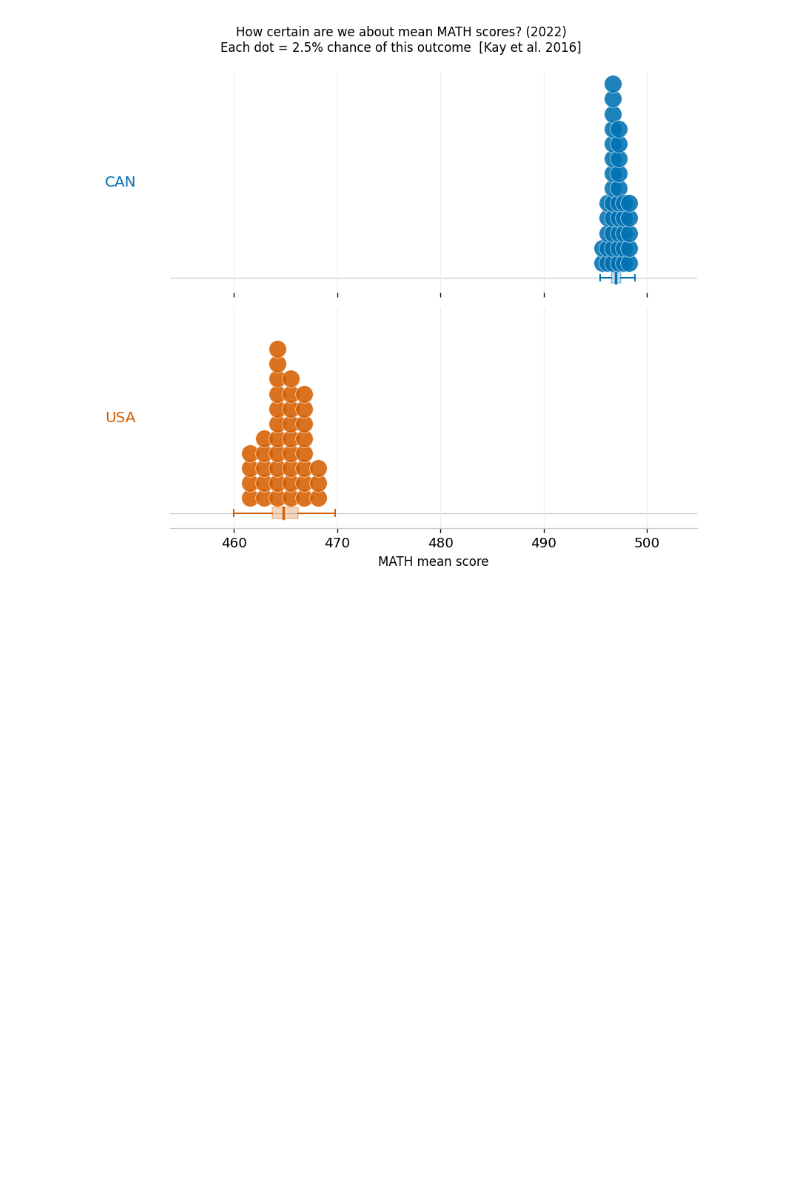
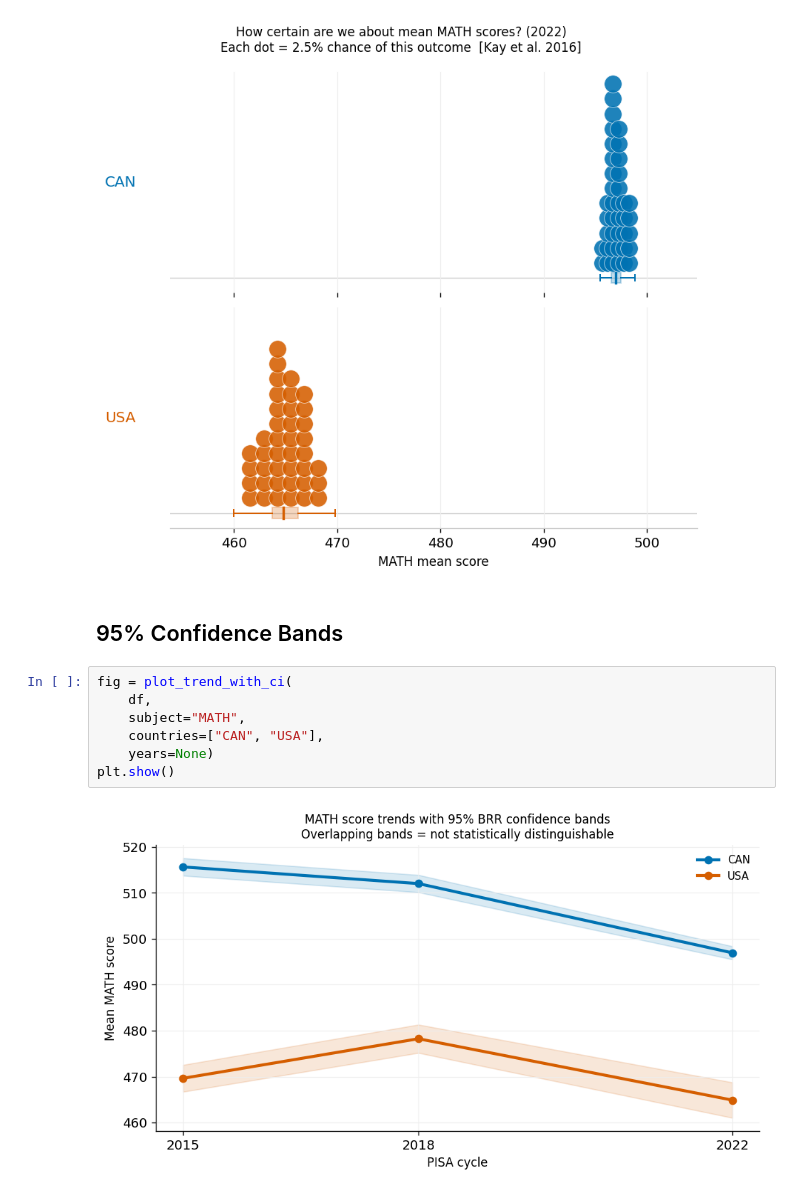
Before and after one commit to apoorva43/ETS_Smart_Dashboard, a Jupyter notebook: notebooks/uncertainty_visualization.ipynb, the cells around one changed output. Saved outputs shown, nothing was run; the diff lists cells and outputs as text; blank space fills up the shorter version.

Commit message:
feat(notebook): add CI and replicate trend lines to the notebook

```diff
--- a/notebooks/uncertainty_visualization.ipynb
+++ b/notebooks/uncertainty_visualization.ipynb
@@ -153,3 +155,14 @@ fig = plot_quantile_dotplot_stacked(
 plt.show()
 # %% [output]
 [figure]
+# %% [markdown]
+## 95% Confidence Bands
+# %%
+fig = plot_trend_with_ci(
+    df,
+    subject="MATH",
+    countries=["CAN", "USA"],
+    years=None)
+plt.show()
+# %% [output]
+[figure, added]
```
Also changed, not shown: parts of 3 cells of this notebook.
